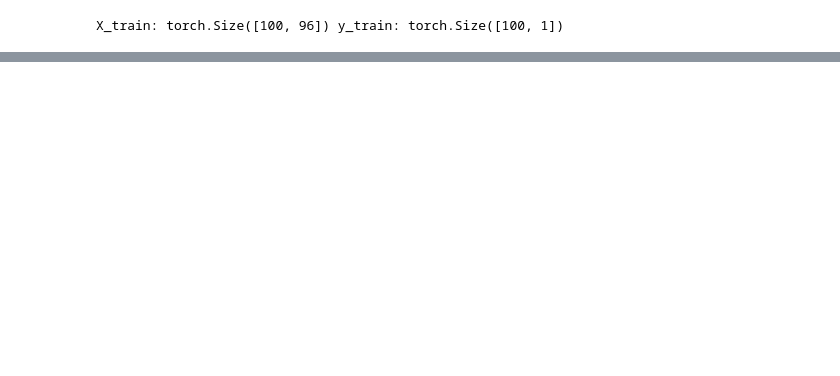
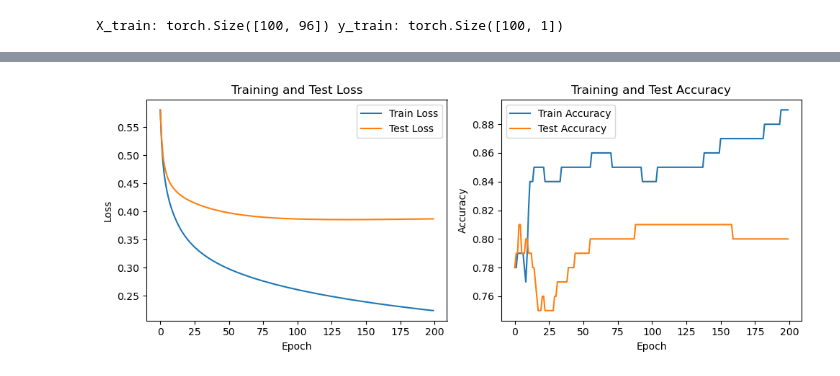
Before and after one commit to nasoskar/ProgrAndMaths, a Jupyter notebook: task2/ecg_project.ipynb, the cells around one changed output, grey strips where cells are left out. Cells and saved outputs as stored; diff of their text form; code cells hidden in the pictures; blank space fills up the shorter version.

```diff
--- a/task2/ecg_project.ipynb
+++ b/task2/ecg_project.ipynb
@@ -71 +38,17 @@ def predict(model,x_test,y_test):
+# %%
+# define a baseline NeuralNetwork
+
+class NeuralNetwork1(nn.Module):
+    def __init__(self):
+        super().__init__()
+
+        self.fc1 = nn.Linear(96, 1)
+        self.final = nn.Sigmoid()
+
+    def forward(self, x):
+
+        op = self.fc1(x)
+        y = self.final(op)
+
+        return y
 # %%
@@ -184,0 +168,25 @@ Validation ROCAUC 0.954
+# %%
+plt.figure(figsize=(10, 4))
+
+# graph for loss
+plt.subplot(1, 2, 1)
+plt.plot(train_loss, label="Train Loss")
+plt.plot(test_loss,  label="Test Loss")
+plt.xlabel("Epoch")
+plt.ylabel("Loss")
+plt.title("Training and Test Loss")
+plt.legend()
+
+# graph for accuracy
+plt.subplot(1, 2, 2)
+plt.plot(train_acc, label="Train Accuracy")
+plt.plot(test_acc,  label="Test Accuracy")
+plt.xlabel("Epoch")
+plt.ylabel("Accuracy")
+plt.title("Training and Test Accuracy")
+plt.legend()
+
+plt.tight_layout()
+plt.show()
+# %% [output]
+[figure, added]
```
Also changed, not shown: parts of 6 cells of this notebook.
